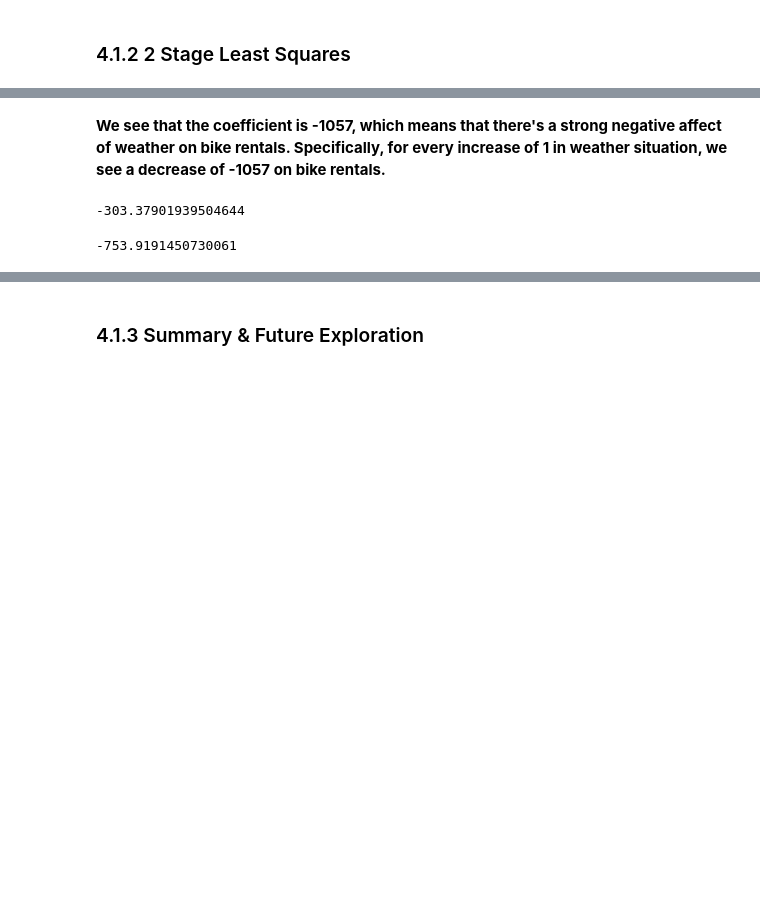
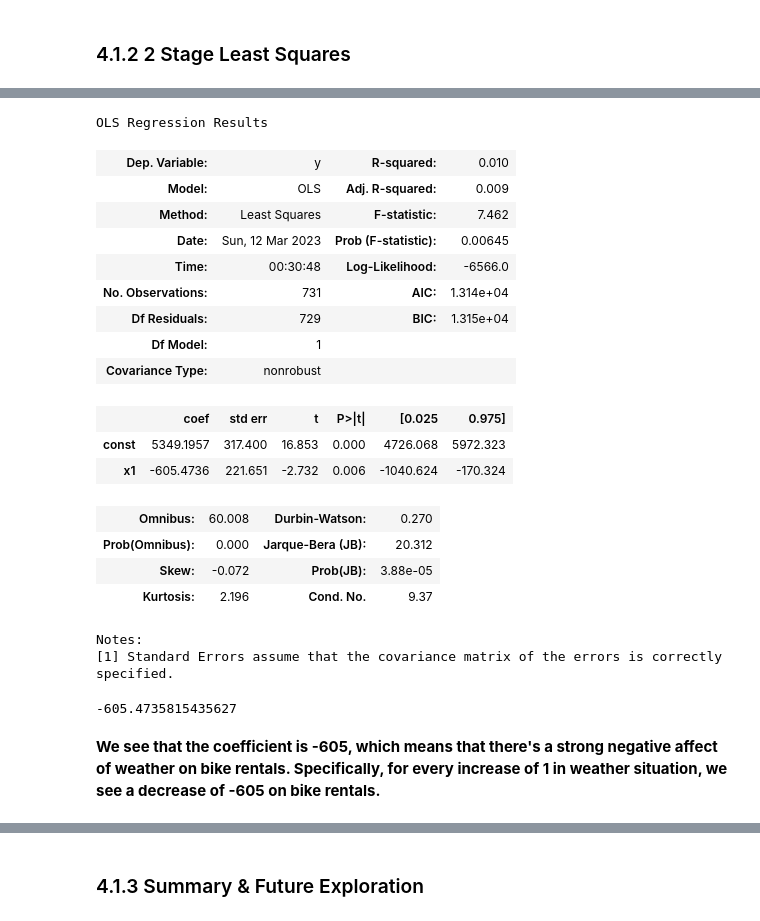
Before and after one commit to karayrj/bike_sharing_experimentation, a Jupyter notebook: bikeshare_causal.ipynb, the cells around one changed output, grey strips where cells are left out. Cells and saved outputs as stored; diff of their text form; code cells hidden in the pictures; blank space fills up the shorter version.

```diff
--- a/bikeshare_causal.ipynb
+++ b/bikeshare_causal.ipynb
@@ -859,36 +868,34 @@ alpha_2SLS
+# %%
+predictions = compute_OLS_predictions(day, stage1_features, stage1_OLS_results)
+day['Predicted weathersit'] = predictions
+
+
+stage2_OLS = fit_OLS_model(day, 'cnt', 'Predicted weathersit'  ,intercept=True)
+stage2_OLS_results = stage2_OLS.params
+stage2_OLS.summary()
+# %% [output]
+OLS Regression Results
+| Dep. Variable: | y | R-squared: | 0.010 |
+| Model: | OLS | Adj. R-squared: | 0.009 |
+| Method: | Least Squares | F-statistic: | 7.462 |
+| Date: | Sun, 12 Mar 2023 | Prob (F-statistic): | 0.00645 |
+| Time: | 00:30:48 | Log-Likelihood: | -6566.0 |
+| No. Observations: | 731 | AIC: | 1.314e+04 |
+| Df Residuals: | 729 | BIC: | 1.315e+04 |
+| Df Model: | 1 |  |  |
+| Covariance Type: | nonrobust |  |  |
+|  | coef | std err | t | P>|t| | [0.025 | 0.975] |
+| const | 5349.1957 | 317.400 | 16.853 | 0.000 | 4726.068 | 5972.323 |
+| x1 | -605.4736 | 221.651 | -2.732 | 0.006 | -1040.624 | -170.324 |
+| Omnibus: | 60.008 | Durbin-Watson: | 0.270 |
+| Prob(Omnibus): | 0.000 | Jarque-Bera (JB): | 20.312 |
+| Skew: | -0.072 | Prob(JB): | 3.88e-05 |
+| Kurtosis: | 2.196 | Cond. No. | 9.37 |
+Notes:
+[1] Standard Errors assume that the covariance matrix of the errors is correctly specified.
+# %%
+stage2_OLS_results[1]
+# %% [output]
+-605.4735815435627
 # %% [markdown]
-**We see that the coefficient is -1057, which means that there's a strong negative affect of weather on bike rentals. Specifically, for every increase of 1 in weather situation, we see a decrease of -1057 on bike rentals.**
+**We see that the coefficient is -605, which means that there's a strong negative affect of weather on bike rentals. Specifically, for every increase of 1 in weather situation, we see a decrease of -605 on bike rentals.**
-# %%
-weathersit = day['weathersit'].values
-stage1_features = day[['hum','temp']].values
-stage1_features_w_const = sm.add_constant(stage1_features)
-stage1_ols = sm.OLS(weathersit, stage1_features_w_const)
-stage1_ols_results = (stage1_ols.fit()).params
-predictions = stage1_ols_results[0] + stage1_ols_results[1] * day['hum'].values + stage1_ols_results[2] * day['temp'].values
-
-casual_rentals = day['casual'].values
-stage2_features = np.concatenate([predictions.reshape(len(predictions),1), day['temp'].values.reshape(len(predictions),1)],axis=1)
-stage2_features_w_const = sm.add_constant(stage2_features)
-stage2_model = sm.OLS(casual_rentals, stage2_features_w_const)
-stage2ols_results = (stage2_model.fit()).params
-alpha_2SLS = stage2ols_results[1]
-alpha_2SLS
-# %% [output]
--303.37901939504644
-# %%
-weathersit = day['weathersit'].values
-stage1_features = day[['hum','temp']].values
-stage1_features_w_const = sm.add_constant(stage1_features)
-stage1_ols = sm.OLS(weathersit, stage1_features_w_const)
-stage1_ols_results = (stage1_ols.fit()).params
-predictions = stage1_ols_results[0] + stage1_ols_results[1] * day['hum'].values + stage1_ols_results[2] * day['temp'].values
-
-registered_rentals = day['registered'].values
-stage2_features = np.concatenate([predictions.reshape(len(predictions),1), day['temp'].values.reshape(len(predictions),1)],axis=1)
-stage2_features_w_const = sm.add_constant(stage2_features)
-stage2_model = sm.OLS(registered_rentals, stage2_features_w_const)
-stage2ols_results = (stage2_model.fit()).params
-alpha_2SLS = stage2ols_results[1]
-alpha_2SLS
-# %% [output]
--753.9191450730061
```
Also changed, not shown: parts of 14 cells of this notebook.
